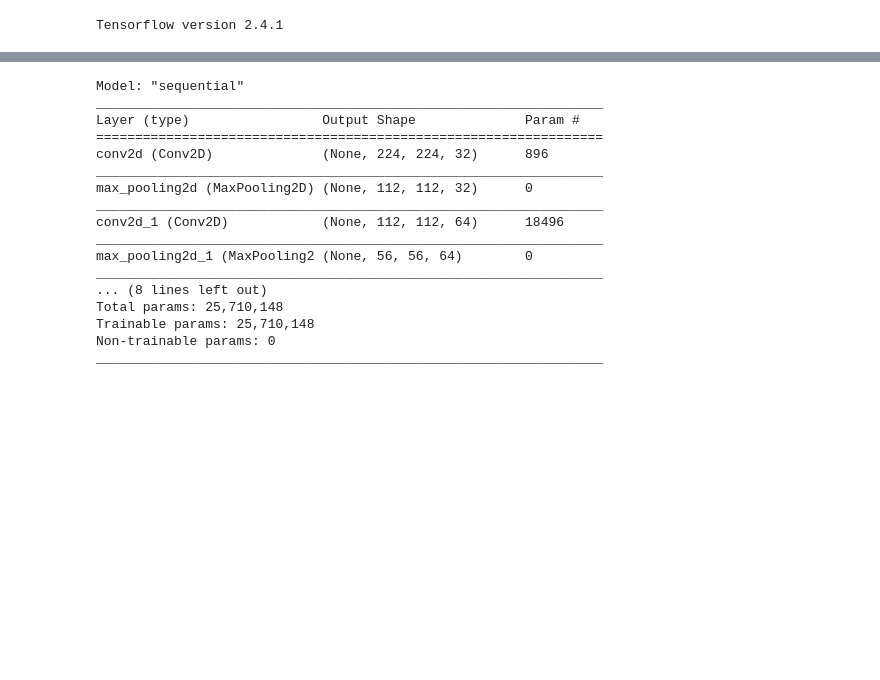
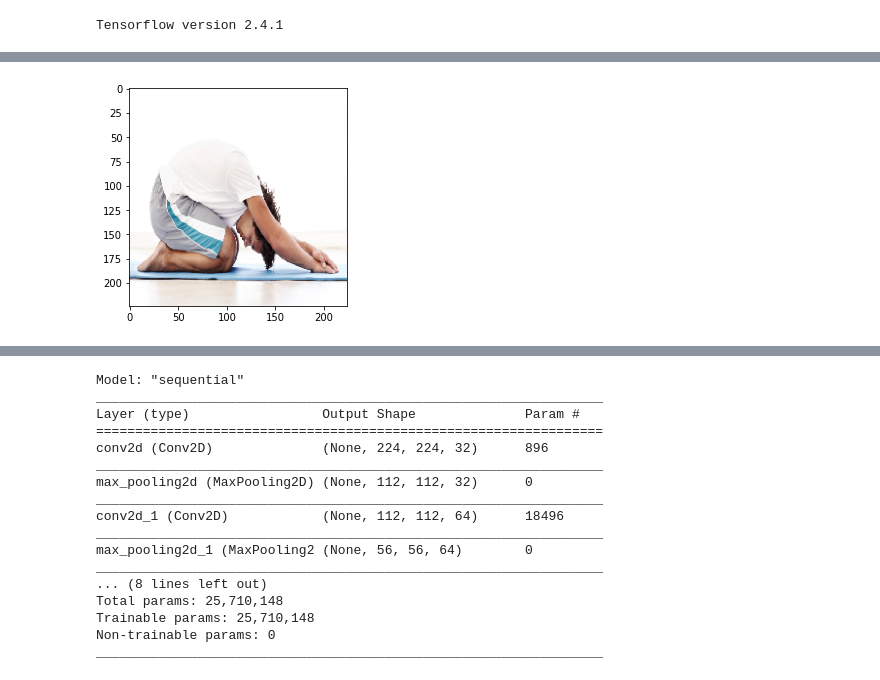
Before and after one commit to nmshafie1993/detect_yoga_pose, a Jupyter notebook: Yoga_pose_image_classification.ipynb, the cells around one changed output, grey strips where cells are left out. Saved outputs shown, nothing was run; the diff lists cells and outputs as text; code cells hidden in the pictures; blank space fills up the shorter version.

```diff
--- a/Yoga_pose_image_classification.ipynb
+++ b/Yoga_pose_image_classification.ipynb
@@ -32,0 +40,5 @@ Resolving deltas: 100% (170/170), done.
+# %%
+img = image.load_img('/content/detect_yoga_pose/Train_Set/childs/2.jpg', target_size = (224, 224))
+plt.imshow(img);
+# %% [output]
+[figure, added]
```
Also changed, not shown: parts of 17 cells of this notebook.
